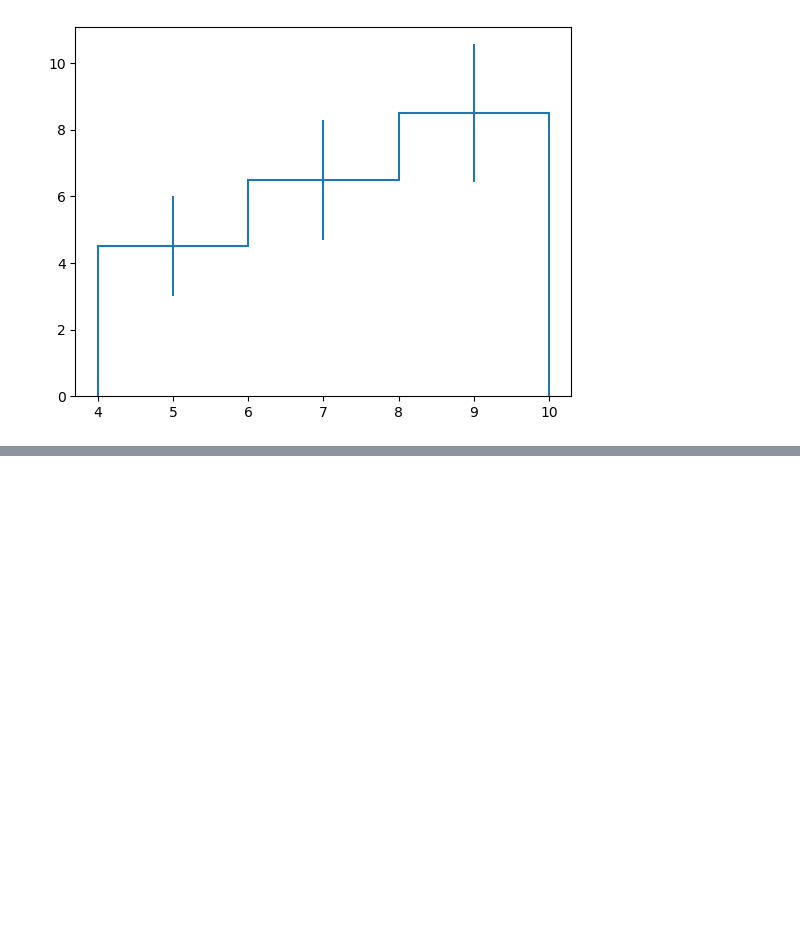
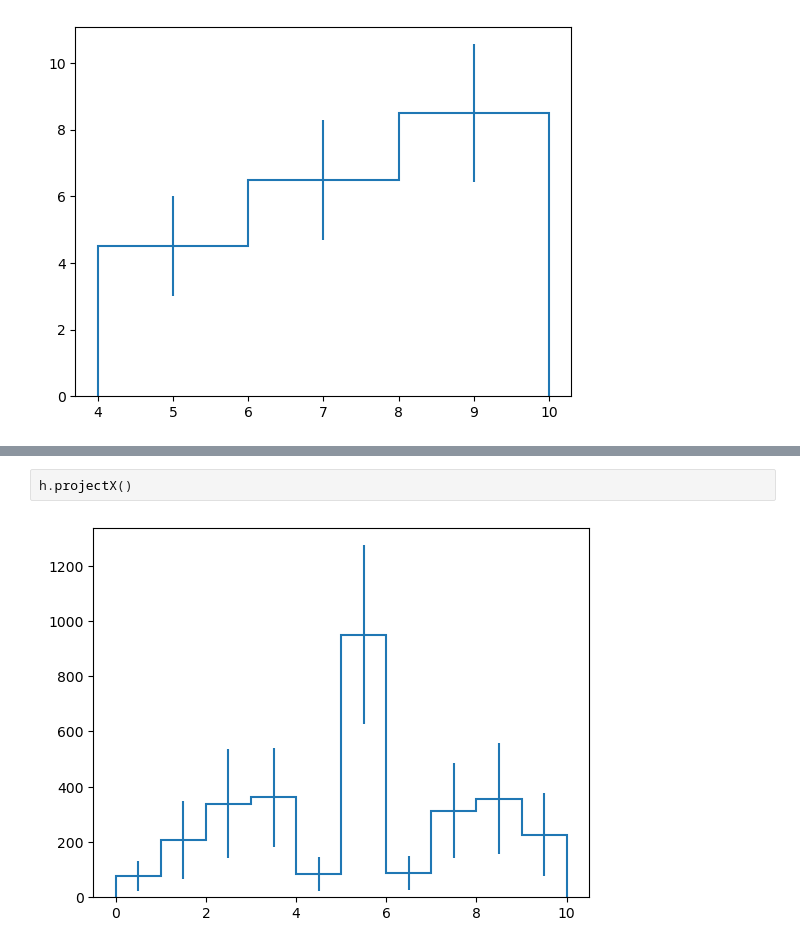
Before and after one commit to APN-Pucky/babyyoda, a Jupyter notebook: debug/project.ipynb, the cells around one changed output, grey strips where cells are left out. Drawn from its saved outputs; the diff is of its cells as text; blank space fills up the shorter version.

Commit message:
Working projectsion

```diff
--- a/debug/project.ipynb
+++ b/debug/project.ipynb
@@ -46,0 +35,4 @@ plt.show()
+# %%
+h.projectX()
+# %% [output]
+[figure, added]
```
Also changed, not shown: parts of 12 cells of this notebook, 14 other files.
